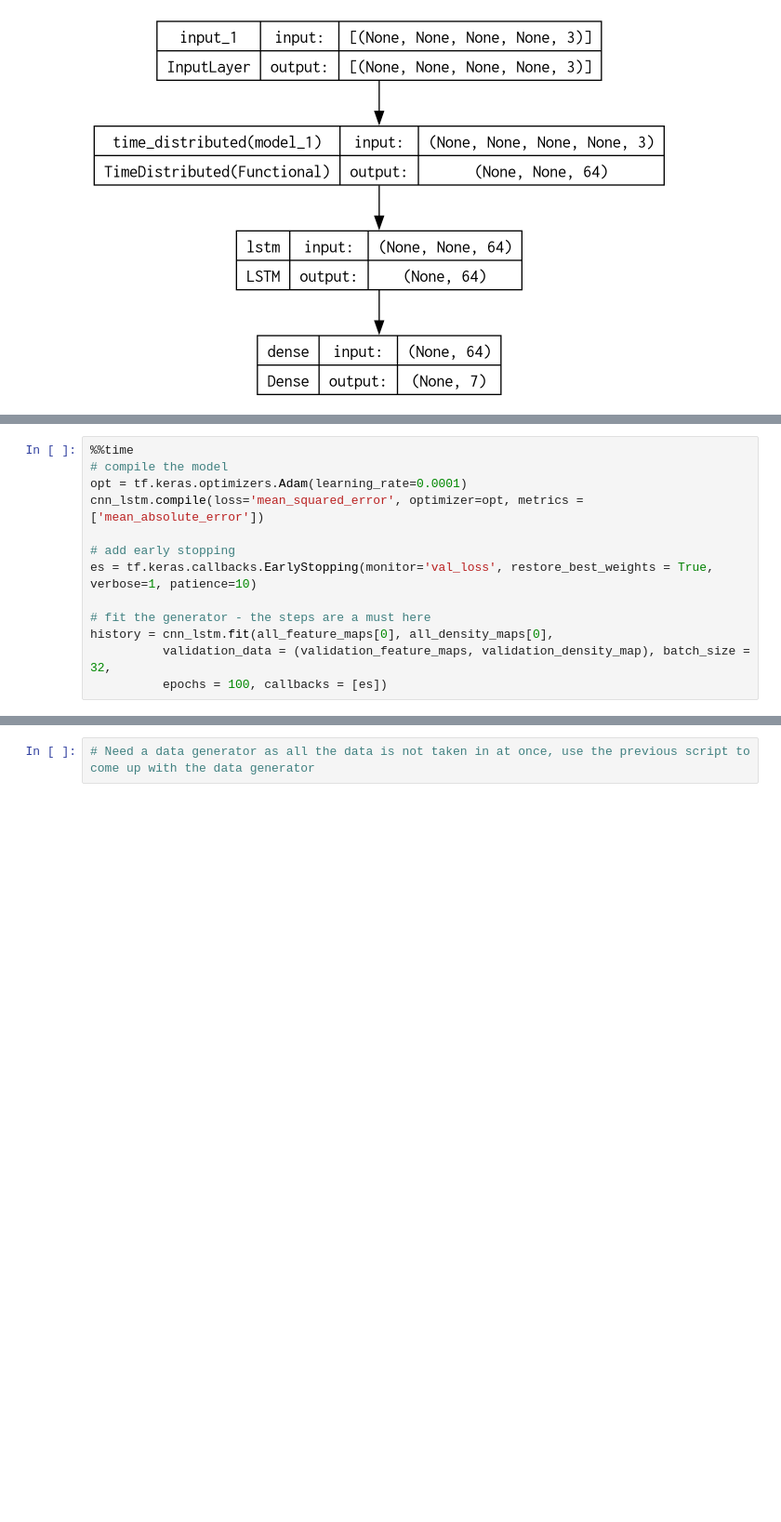
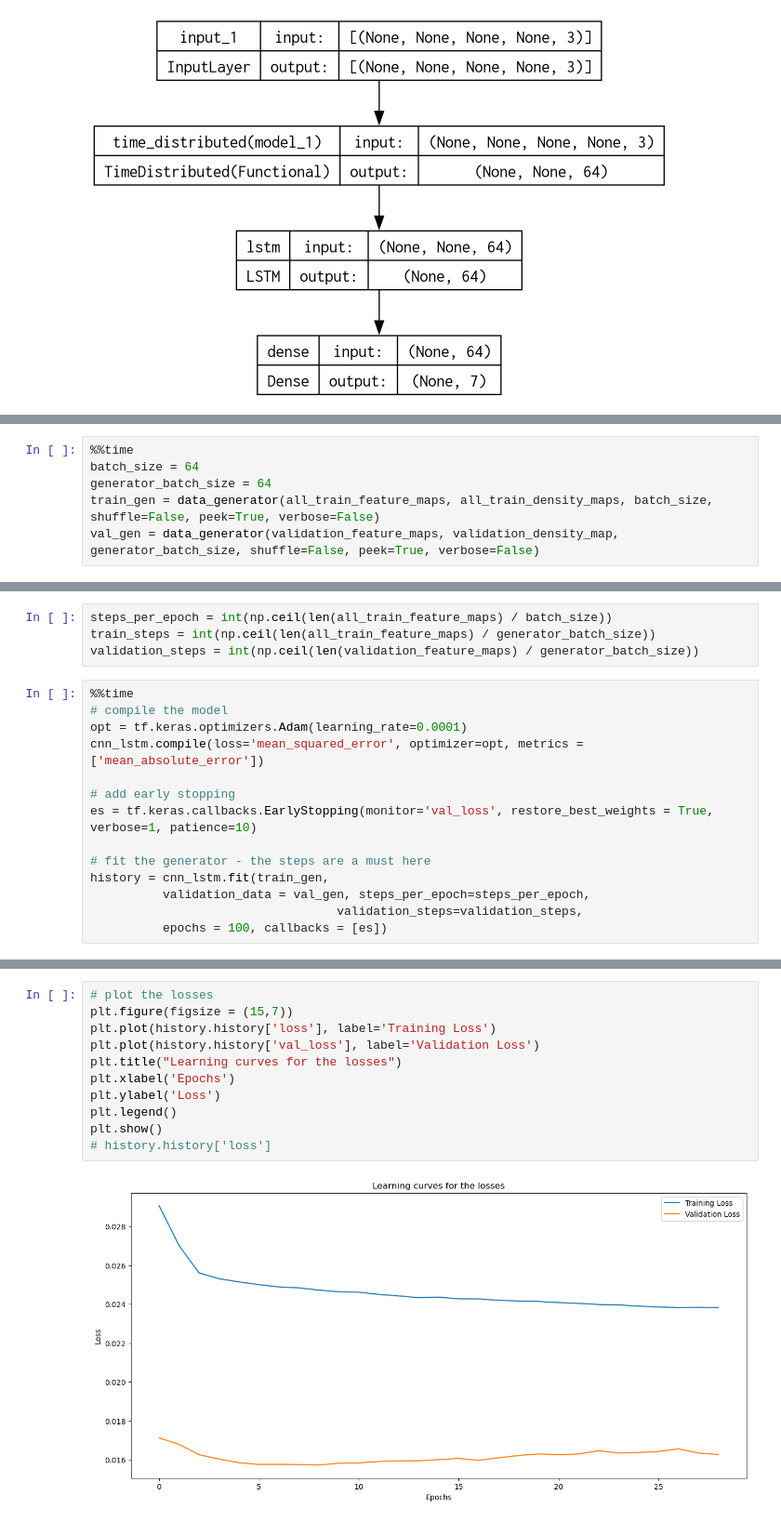
Before and after one commit to Gayara-Fernando/CNN_LSTM, a Jupyter notebook: train_script.ipynb, the cells around one changed output, grey strips where cells are left out. Shown: that part at 93% size. Saved outputs shown, nothing was run; the diff lists cells and outputs as text; blank space fills up the shorter version.

Commit message:
Train script with frozen CNN modedl base weights for the CNN LSTM trained with a data generator function

```diff
--- a/train_script.ipynb
+++ b/train_script.ipynb
@@ -313,0 +358,6 @@ tf.keras.utils.plot_model(cnn_lstm, show_shapes = True)
+# %%
+%%time
+batch_size = 64
+generator_batch_size = 64
+train_gen = data_generator(all_train_feature_maps, all_train_density_maps, batch_size, shuffle=False, peek=True, verbose=False)
+val_gen = data_generator(validation_feature_maps, validation_density_map, generator_batch_size, shuffle=False, peek=True, verbose=False)
@@ -314,3 +367,7 @@ tf.keras.utils.plot_model(cnn_lstm, show_shapes = True)
+# %%
+steps_per_epoch = int(np.ceil(len(all_train_feature_maps) / batch_size))
+train_steps = int(np.ceil(len(all_train_feature_maps) / generator_batch_size))
+validation_steps = int(np.ceil(len(validation_feature_maps) / generator_batch_size))
 # %%
 %%time
 # compile the model
@@ -321,8 +378,9 @@ cnn_lstm.compile(loss='mean_squared_error', optimizer=opt, metrics = ['mean_abso
 es = tf.keras.callbacks.EarlyStopping(monitor='val_loss', restore_best_weights = True, verbose=1, patience=10)
 
 # fit the generator - the steps are a must here
-history = cnn_lstm.fit(all_feature_maps[0], all_density_maps[0],
-          validation_data = (validation_feature_maps, validation_density_map), batch_size = 32,
+history = cnn_lstm.fit(train_gen,
+          validation_data = val_gen, steps_per_epoch=steps_per_epoch,
+                                  validation_steps=validation_steps,
           epochs = 100, callbacks = [es])
 # %% [output]
 Epoch 1/100
@@ -353,2 +411,13 @@ Wall time: 1min 45s
-# %%
-# Need a data generator as all the data is not taken in at once, use the previous script to come up with the data generator
+# %%
+# plot the losses
+plt.figure(figsize = (15,7))
+plt.plot(history.history['loss'], label='Training Loss')
+plt.plot(history.history['val_loss'], label='Validation Loss')
+plt.title("Learning curves for the losses")
+plt.xlabel('Epochs')
+plt.ylabel('Loss')
+plt.legend()
+plt.show()
+# history.history['loss']
+# %% [output]
+[figure, added]
```
Also changed, not shown: parts of 7 cells of this notebook, 1 other file.
